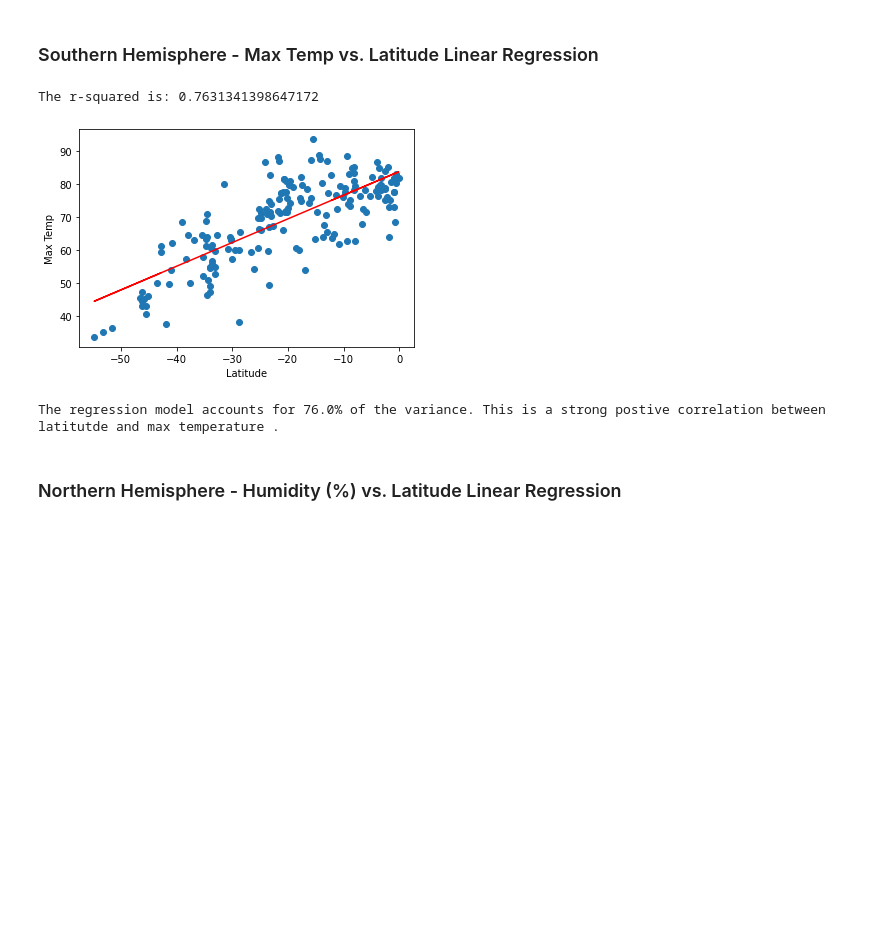
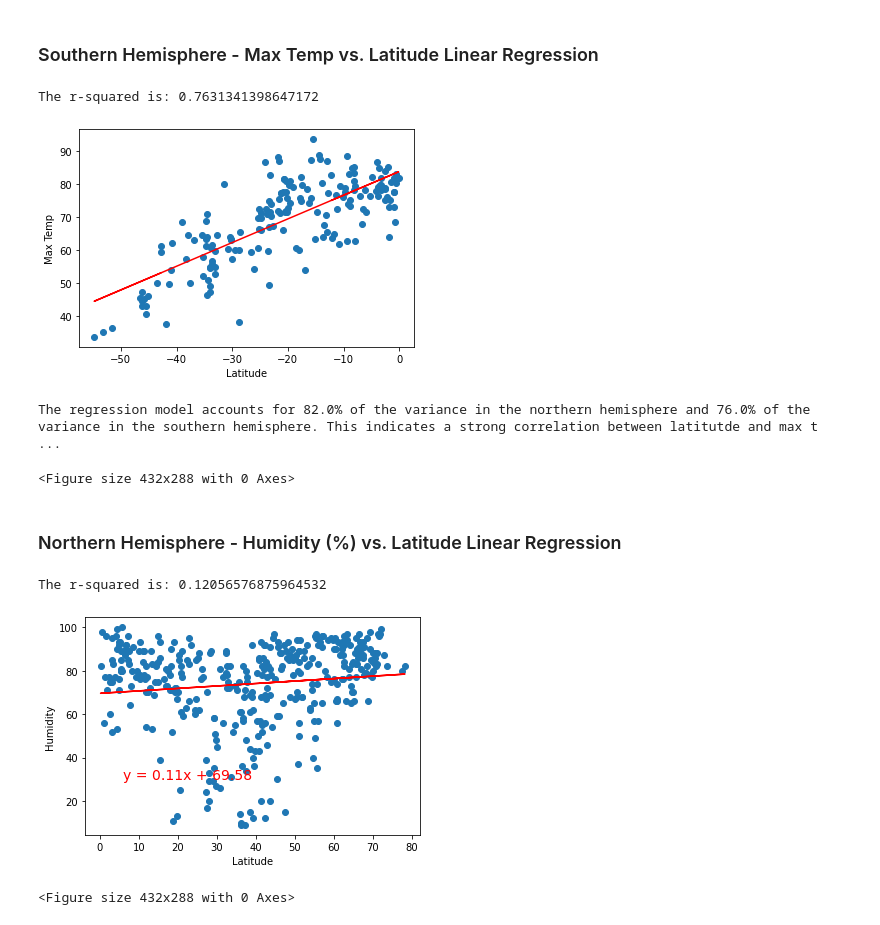
Before and after one commit to GStout17/python-api-challenge, a Jupyter notebook: WeatherPy/WeatherPy.ipynb, the cells around one changed output. Drawn from its saved outputs; the diff is of its cells as text; code cells hidden in the pictures; blank space fills up the shorter version.

Commit message:
Created folder for png files, creatred all linear regression models

```diff
--- a/WeatherPy/WeatherPy.ipynb
+++ b/WeatherPy/WeatherPy.ipynb
@@ -292,7 +292,7 @@ def plot_linear_regression(x_values, y_values, title, text_coordinates):
     line_eq = "y = " + str(round(slope,2)) + "x + " + str(round(intercept,2))
 
     # Similiar format as scatter
-    plt.scatter(x_values,y_values)
+    plt.scatter(x_values,y_values,)
     plt.plot(x_values,regress_values,"r-")
 
     # Adding the line of the regression
@@ -337,12 +336,23 @@ x_values = southlat_df["Latitude"]
 y_values = southlat_df["Max Temp"]
 plot_linear_regression(x_values,y_values,'Max Temp',(6,30))
 
-# plt.savefig('southerntemplat')
+plt.savefig('southern_temperature_lat')
 
-print("The regression model accounts for 76.0% of the variance. This is a strong postive correlation between latitutde and max temperature .")
+print("The regression model accounts for 82.0% of the variance in the northern hemisphere and 76.0% of the variance in the southern hemisphere. This indicates a strong correlation between latitutde and max temperature.")
 # %% [output]
 The r-squared is: 0.7631341398647172
 [figure]
-The regression model accounts for 76.0% of the variance. This is a strong postive correlation between latitutde and max temperature .
+The regression model accounts for 82.0% of the variance in the northern hemisphere and 76.0% of the variance in the southern hemisphere. This indicates a strong correlation between latitutde and max t ...
+<Figure size 432x288 with 0 Axes>
 # %% [markdown]
 ### Northern Hemisphere - Humidity (%) vs. Latitude Linear Regression
+# %%
+x_values = northlat_df["Latitude"]
+y_values = northlat_df["Humidity"]
+plot_linear_regression(x_values,y_values,'Humidity',(6,30))
+
+plt.savefig('northern_humidity_lat')
+# %% [output]
+The r-squared is: 0.12056576875964532
+[figure, added]
+<Figure size 432x288 with 0 Axes>
```
Also changed, not shown: parts of 19 cells of this notebook, 12 other files.
